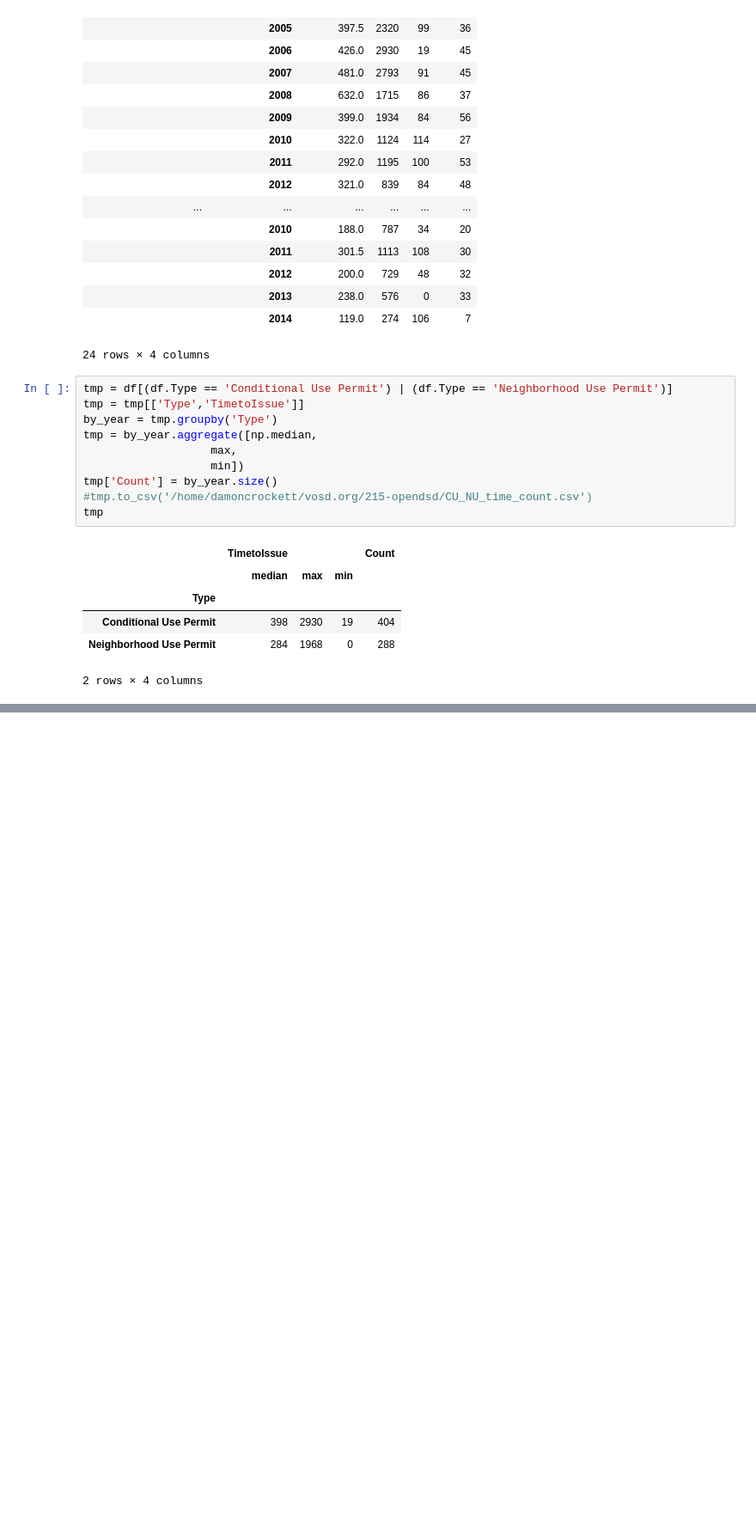
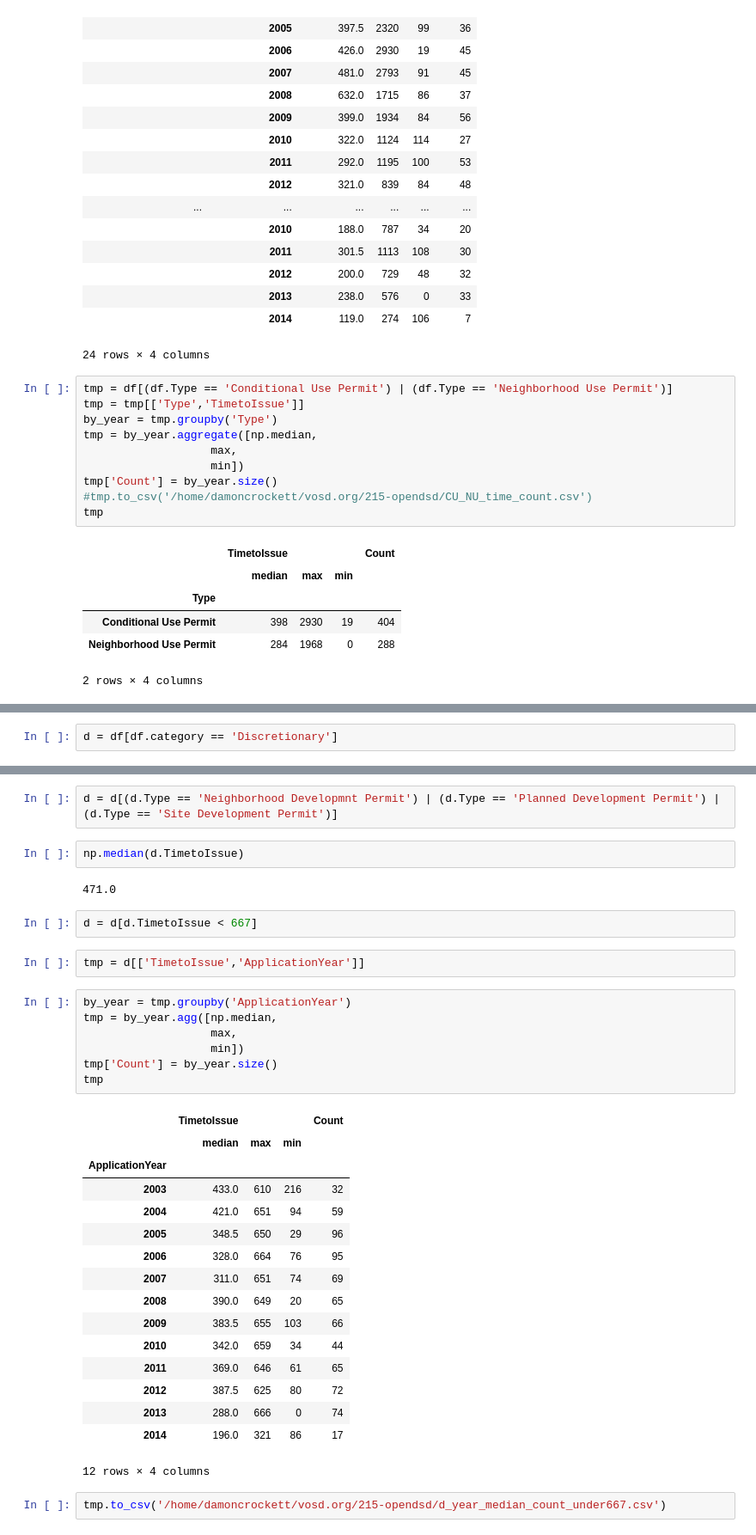
Before and after one commit to sandiegodata-projects/vosd.org, a Jupyter notebook: 215-opendsd/229-Permits.ipynb, the cells around one changed output, grey strips where cells are left out. Shown: that part at 86% size. Drawn from its saved outputs; the diff is of its cells as text; blank space fills up the shorter version.

Commit message:
D TTI redux and other stuff
Signed-off-by: damoncrockett <damoncrockett@hotmail.com>

```diff
--- a/215-opendsd/229-Permits.ipynb
+++ b/215-opendsd/229-Permits.ipynb
@@ -539,0 +590,2 @@ tmp
+# %%
+d = df[df.category == 'Discretionary']
@@ -539,0 +616,36 @@ tmp
+# %%
+d = d[(d.Type == 'Neighborhood Developmnt Permit') | (d.Type == 'Planned Development Permit') | (d.Type == 'Site Development Permit')]
+# %%
+np.median(d.TimetoIssue)
+# %% [output]
+471.0
+# %%
+d = d[d.TimetoIssue < 667]
+# %%
+tmp = d[['TimetoIssue','ApplicationYear']]
+# %%
+by_year = tmp.groupby('ApplicationYear')
+tmp = by_year.agg([np.median,
+                   max,
+                   min])
+tmp['Count'] = by_year.size()
+tmp
+# %% [output]
+|  | TimetoIssue |  |  | Count |
+|  | median | max | min |  |
+| ApplicationYear |  |  |  |  |
+| 2003 | 433.0 | 610 | 216 | 32 |
+| 2004 | 421.0 | 651 | 94 | 59 |
+| 2005 | 348.5 | 650 | 29 | 96 |
+| 2006 | 328.0 | 664 | 76 | 95 |
+| 2007 | 311.0 | 651 | 74 | 69 |
+| 2008 | 390.0 | 649 | 20 | 65 |
+| 2009 | 383.5 | 655 | 103 | 66 |
+| 2010 | 342.0 | 659 | 34 | 44 |
+| 2011 | 369.0 | 646 | 61 | 65 |
+| 2012 | 387.5 | 625 | 80 | 72 |
+| 2013 | 288.0 | 666 | 0 | 74 |
+| 2014 | 196.0 | 321 | 86 | 17 |
+12 rows × 4 columns
+# %%
+tmp.to_csv('/home/damoncrockett/vosd.org/215-opendsd/d_year_median_count_under667.csv')
```
Also changed, not shown: parts of 11 cells of this notebook, 36 other files.
